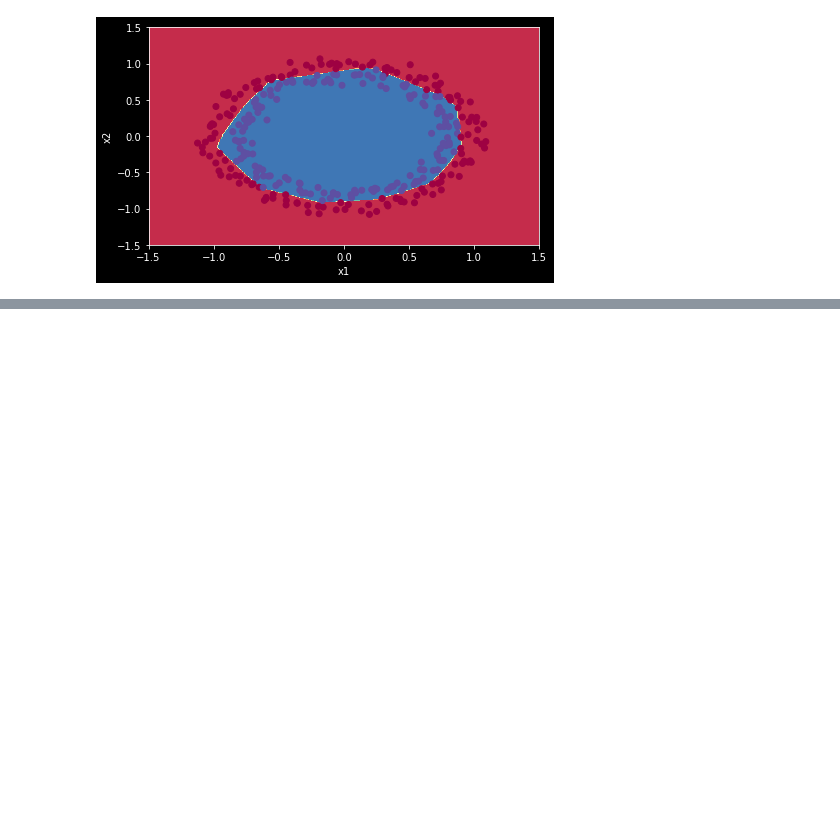
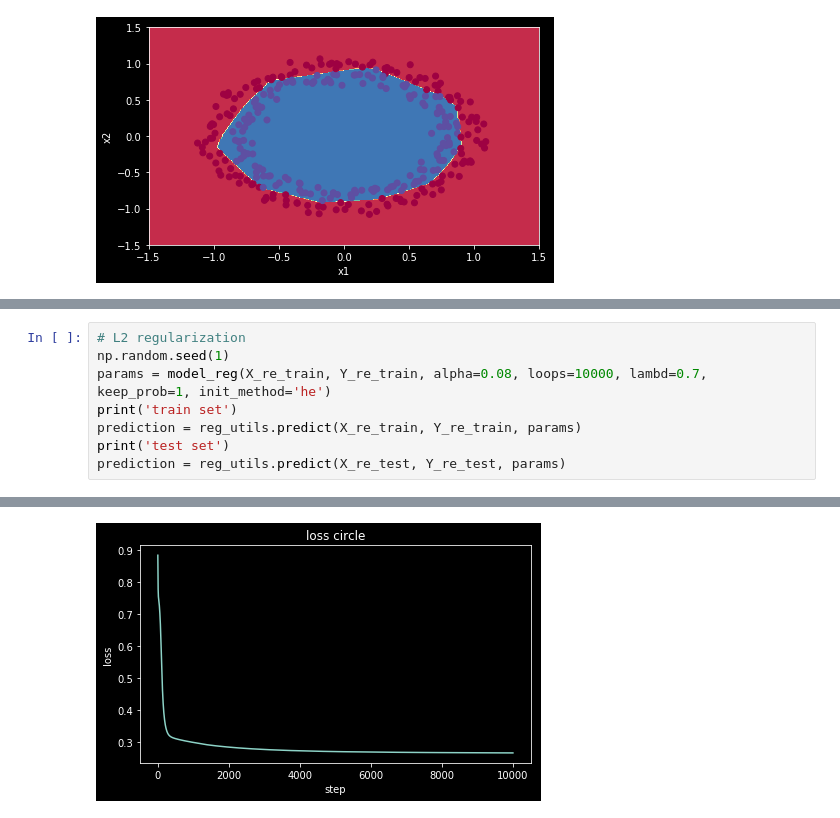
Before and after one commit to wjphallo/deeplearning-study, a Jupyter notebook: 2-1/2-1.ipynb, the cells around one changed output, grey strips where cells are left out. Drawn from its saved outputs; the diff is of its cells as text; blank space fills up the shorter version.

```diff
--- a/2-1/2-1.ipynb
+++ b/2-1/2-1.ipynb
@@ -163,0 +287,9 @@ init_utils.plot_decision_boundary(lambda X: init_utils.predict_dec(params, X.T),
+# %%
+# L2 regularization
+np.random.seed(1)
+params = model_reg(X_re_train, Y_re_train, alpha=0.08, loops=10000, lambd=0.7, keep_prob=1, init_method='he')
+print('train set')
+prediction = reg_utils.predict(X_re_train, Y_re_train, params)
+print('test set')
+prediction = reg_utils.predict(X_re_test, Y_re_test, params)
+# %% [output]
@@ -163,0 +313 @@ init_utils.plot_decision_boundary(lambda X: init_utils.predict_dec(params, X.T),
+[figure, added]
```
Also changed, not shown: parts of 19 cells of this notebook, 5 other files.
